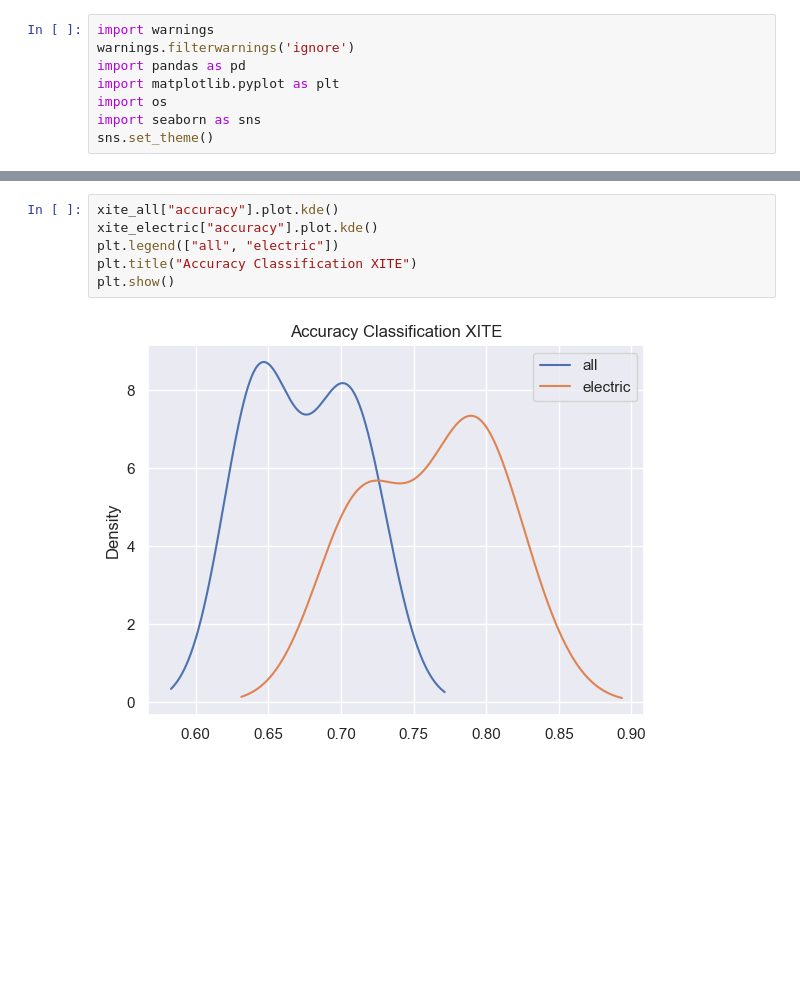
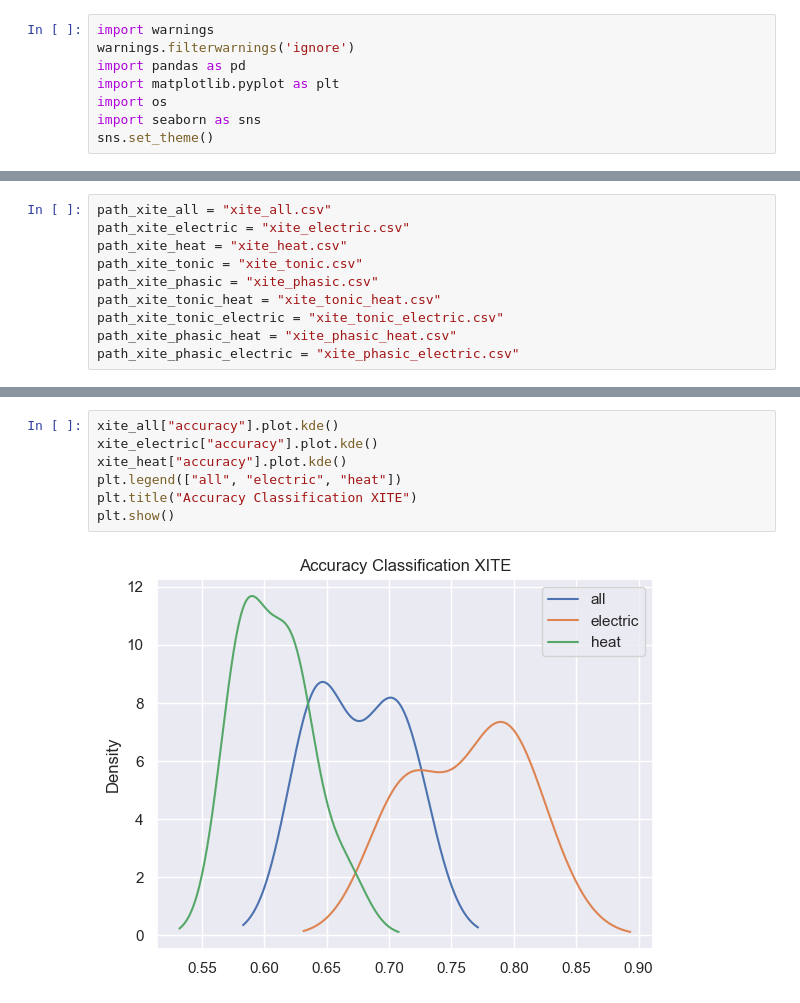
Before and after one commit to sven-knoblauch/PainLevelShiftDetection, a Jupyter notebook: SiameseNetwork/Results-10-fold-crossval/display_results.ipynb, the cells around one changed output, grey strips where cells are left out. Cells and saved outputs as stored; diff of their text form; blank space fills up the shorter version.

```diff
--- a/SiameseNetwork/Results-10-fold-crossval/display_results.ipynb
+++ b/SiameseNetwork/Results-10-fold-crossval/display_results.ipynb
@@ -13,3 +9,13 @@ path_xite_heat = "xite_heat_distance_0.csv"
+# %%
+path_xite_all = "xite_all.csv"
+path_xite_electric = "xite_electric.csv"
+path_xite_heat = "xite_heat.csv"
+path_xite_tonic = "xite_tonic.csv"
+path_xite_phasic = "xite_phasic.csv"
+path_xite_tonic_heat = "xite_tonic_heat.csv"
+path_xite_tonic_electric = "xite_tonic_electric.csv"
+path_xite_phasic_heat = "xite_phasic_heat.csv"
+path_xite_phasic_electric = "xite_phasic_electric.csv"
 # %%
 xite_all = pd.read_csv(path_xite_all)
 xite_electric = pd.read_csv(path_xite_electric)
@@ -28,8 +53,9 @@ df
 # %%
 xite_all["accuracy"].plot.kde()
 xite_electric["accuracy"].plot.kde()
-plt.legend(["all", "electric"])
+xite_heat["accuracy"].plot.kde()
+plt.legend(["all", "electric", "heat"])
 plt.title("Accuracy Classification XITE")
 plt.show()
 # %% [output]
-[figure, old version]
+[figure, new version]
```
Also changed, not shown: parts of 6 cells of this notebook, 12 other files.
